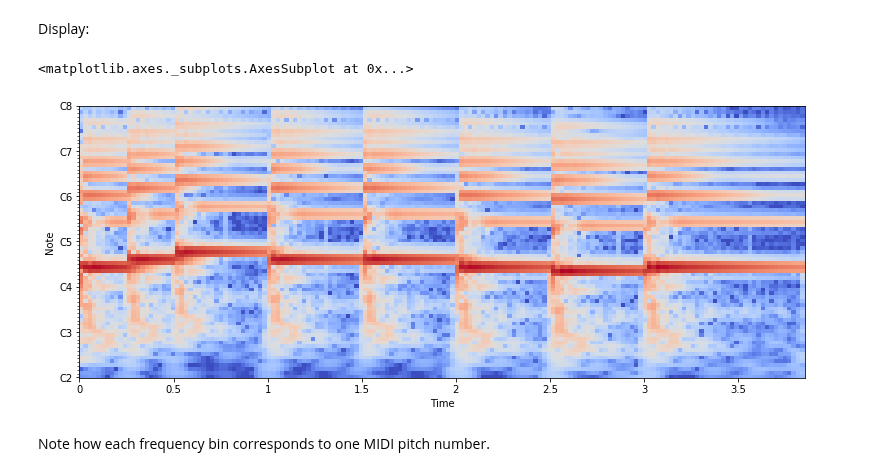
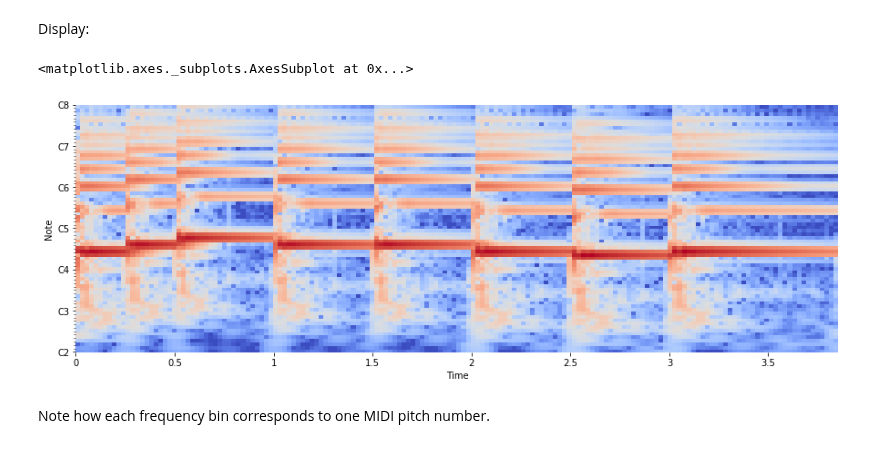
Before and after one commit to iranroman/musicinformationretrieval.com, a Jupyter notebook: chroma.ipynb, the cells around one changed output. Saved outputs shown, nothing was run; the diff lists cells and outputs as text; code cells hidden in the pictures.

```diff
--- a/chroma.ipynb
+++ b/chroma.ipynb
@@ -1,9 +1,8 @@
 # %%
 %matplotlib inline
-import seaborn
 import numpy, scipy, matplotlib.pyplot as plt, IPython.display as ipd
 import librosa, librosa.display
-plt.rcParams['figure.figsize'] = (13, 5)
+import stanford_mir; stanford_mir.init()
 # %% [markdown]
 [&larr; Back to Index](index.html)
 # %% [markdown]
@@ -31,10 +30,11 @@ C = librosa.cqt(x, sr=sr, fmin=fmin, n_bins=72, hop_length=hop_length)
 Display:
 # %%
 logC = librosa.amplitude_to_db(numpy.abs(C))
+plt.figure(figsize=(15, 5))
 librosa.display.specshow(logC, sr=sr, x_axis='time', y_axis='cqt_note', fmin=fmin, cmap='coolwarm')
 # %% [output]
 <matplotlib.axes._subplots.AxesSubplot at 0x...>
-[figure, old version]
+[figure, new version]
 # %% [markdown]
 Note how each frequency bin corresponds to one MIDI pitch number.
 # %% [markdown]
```
Also changed, not shown: parts of 3 cells of this notebook, 1 other file.
